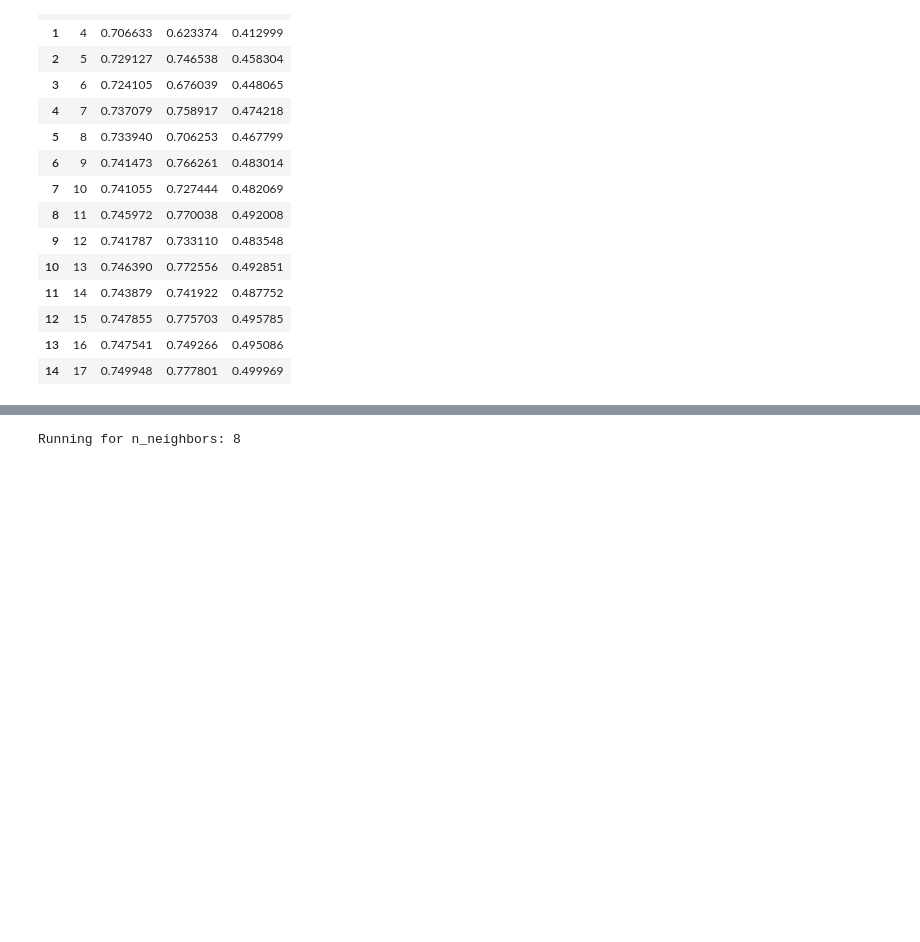
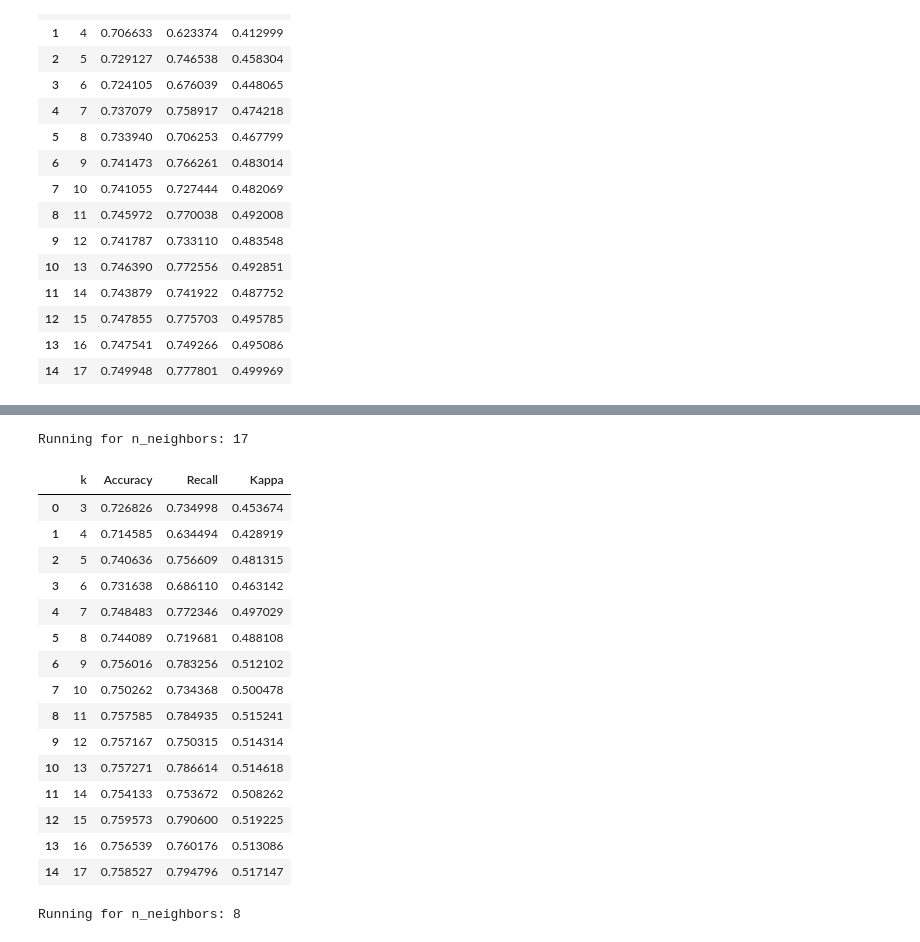
Before and after one commit to owen-george/Heart_Attack_ML-Model, a Jupyter notebook: notebooks/model_analysis_owen.ipynb, the cells around one changed output, grey strips where cells are left out. Drawn from its saved outputs; the diff is of its cells as text; code cells hidden in the pictures; blank space fills up the shorter version.

Commit message:
Dropped Veggies column and showed why

```diff
--- a/notebooks/model_analysis_owen.ipynb
+++ b/notebooks/model_analysis_owen.ipynb
@@ -25,6 +26,8 @@ heart_df = pd.read_csv(heart_data)
 resampled_df = pd.read_csv(resampled_data)
 # %%
 drop_df = resampled_df.drop(['PhysHlth', 'DiffWalk','Education'],  axis=1)
+# %%
+drop_df2 = drop_df.drop(['Veggies'],  axis=1)
 # %%
 #Normalise all columns to be 0-1
 normalizer = MinMaxScaler()
@@ -93,3 +116,23 @@ Running for n_neighbors: 17
+# %%
+test_normalised_data_knn(drop_df2, 3, 17)
+# %% [output]
+Running for n_neighbors: 17
+|  | k | Accuracy | Recall | Kappa |
+| 0 | 3 | 0.726826 | 0.734998 | 0.453674 |
+| 1 | 4 | 0.714585 | 0.634494 | 0.428919 |
+| 2 | 5 | 0.740636 | 0.756609 | 0.481315 |
+| 3 | 6 | 0.731638 | 0.686110 | 0.463142 |
+| 4 | 7 | 0.748483 | 0.772346 | 0.497029 |
+| 5 | 8 | 0.744089 | 0.719681 | 0.488108 |
+| 6 | 9 | 0.756016 | 0.783256 | 0.512102 |
+| 7 | 10 | 0.750262 | 0.734368 | 0.500478 |
+| 8 | 11 | 0.757585 | 0.784935 | 0.515241 |
+| 9 | 12 | 0.757167 | 0.750315 | 0.514314 |
+| 10 | 13 | 0.757271 | 0.786614 | 0.514618 |
+| 11 | 14 | 0.754133 | 0.753672 | 0.508262 |
+| 12 | 15 | 0.759573 | 0.790600 | 0.519225 |
+| 13 | 16 | 0.756539 | 0.760176 | 0.513086 |
+| 14 | 17 | 0.758527 | 0.794796 | 0.517147 |
 # %%
 test_normalised_data_knn(heart_df, 3, 8)
 # %% [output]
```
Also changed, not shown: parts of 3 cells of this notebook.
